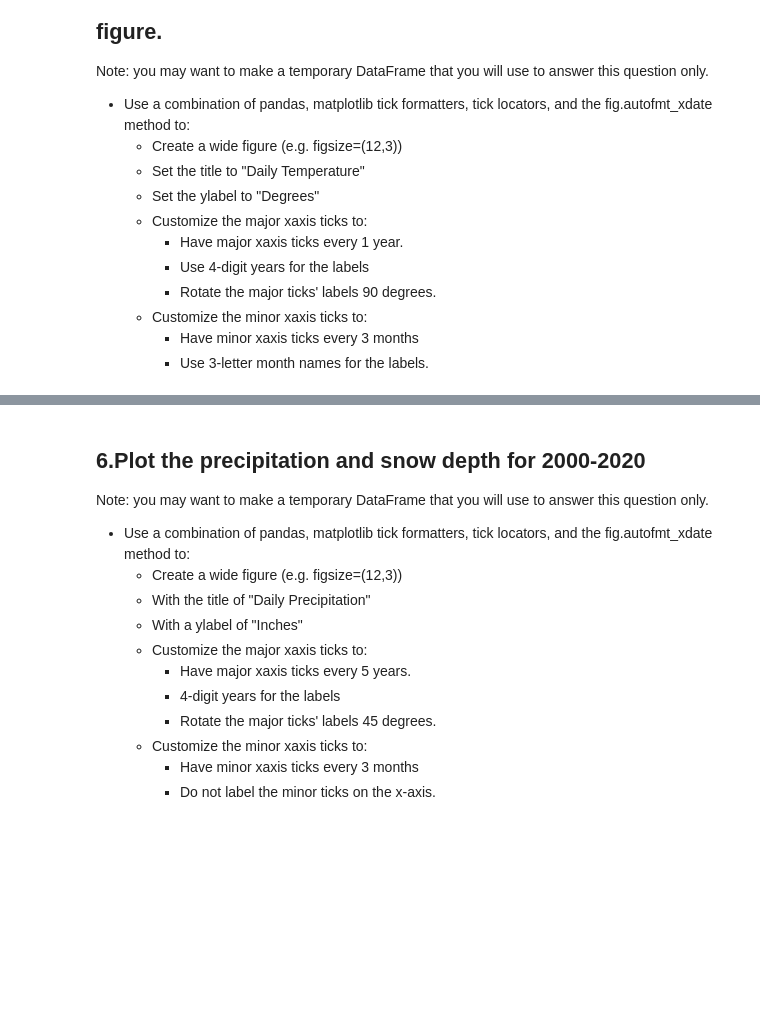
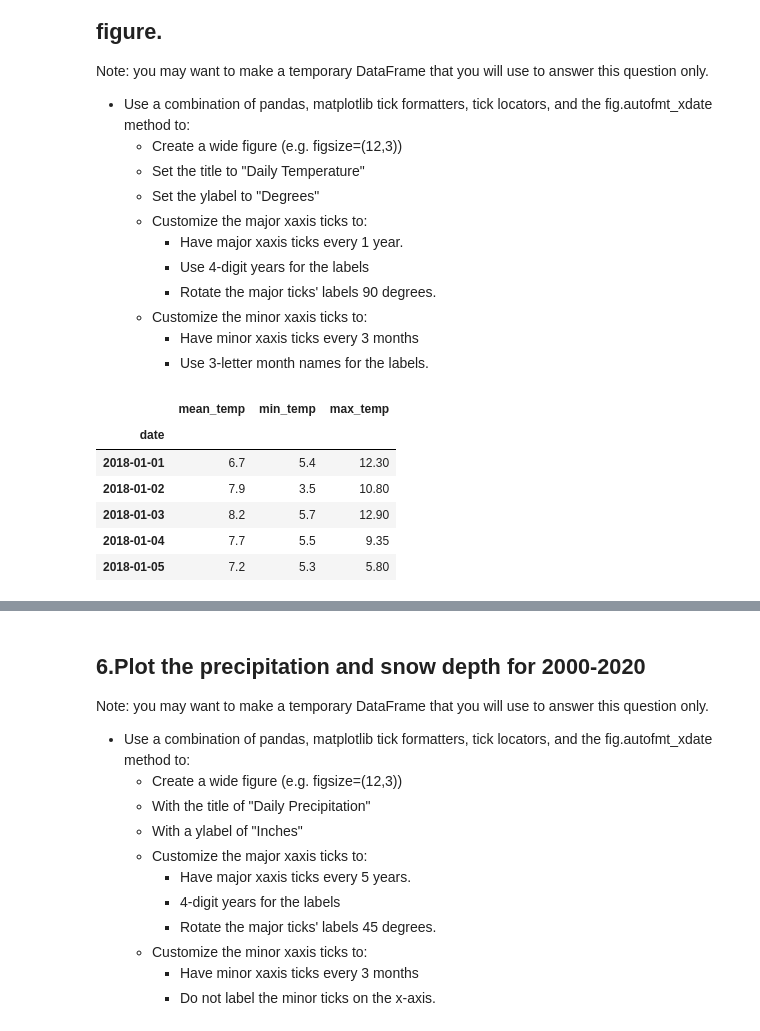
Before and after one commit to LoveidaLucero/Time-Series-Analysis, a Jupyter notebook: Visualizing Time Series.ipynb, the cells around one changed output, grey strips where cells are left out. Drawn from its saved outputs; the diff is of its cells as text; code cells hidden in the pictures; blank space fills up the shorter version.

```diff
--- a/Visualizing Time Series.ipynb
+++ b/Visualizing Time Series.ipynb
@@ -252,3 +252,13 @@ Note: you may want to make a temporary DataFrame that you will use to answer thi
 # %%
 # define columns and years to plot
 plot_df = df_filtered.loc['2018':,['mean_temp','min_temp','max_temp']]
+# %%
+plot_df.head()
+# %% [output]
+|  | mean_temp | min_temp | max_temp |
+| date |  |  |  |
+| 2018-01-01 | 6.7 | 5.4 | 12.30 |
+| 2018-01-02 | 7.9 | 3.5 | 10.80 |
+| 2018-01-03 | 8.2 | 5.7 | 12.90 |
+| 2018-01-04 | 7.7 | 5.5 | 9.35 |
+| 2018-01-05 | 7.2 | 5.3 | 5.80 |
```
Also changed, not shown: parts of 5 cells of this notebook.
